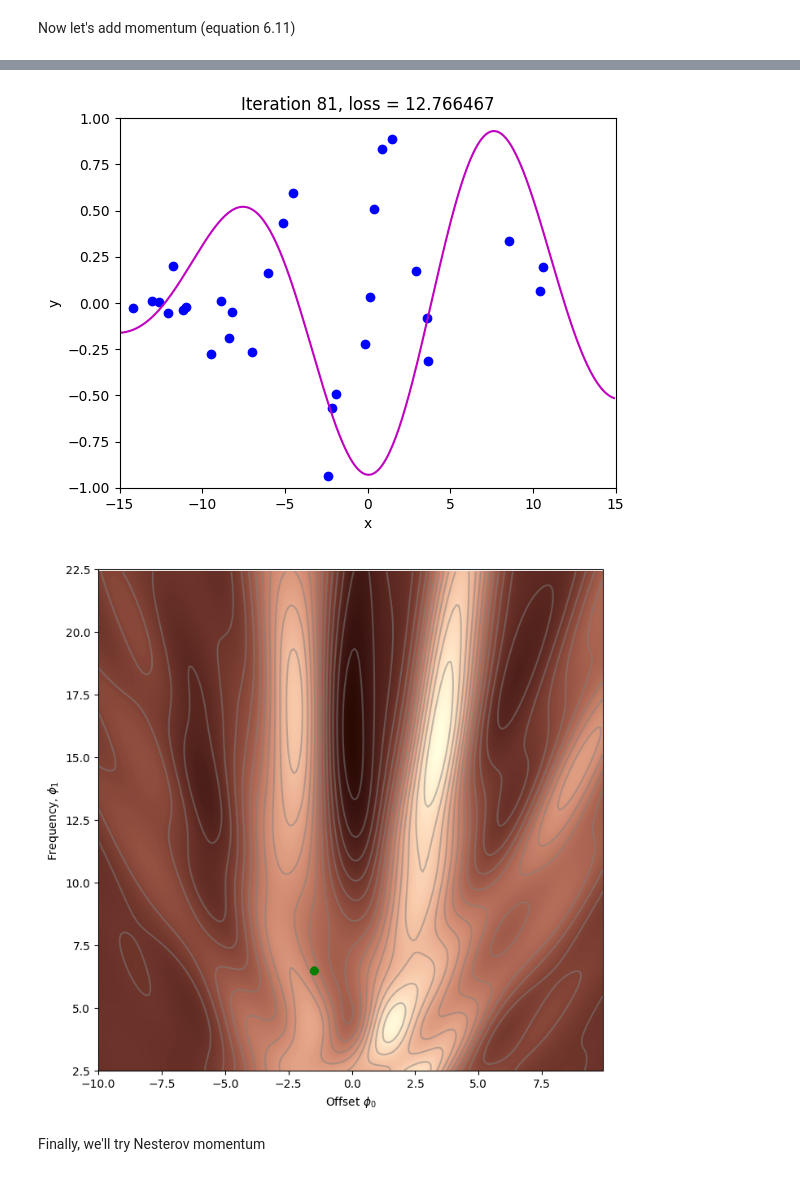
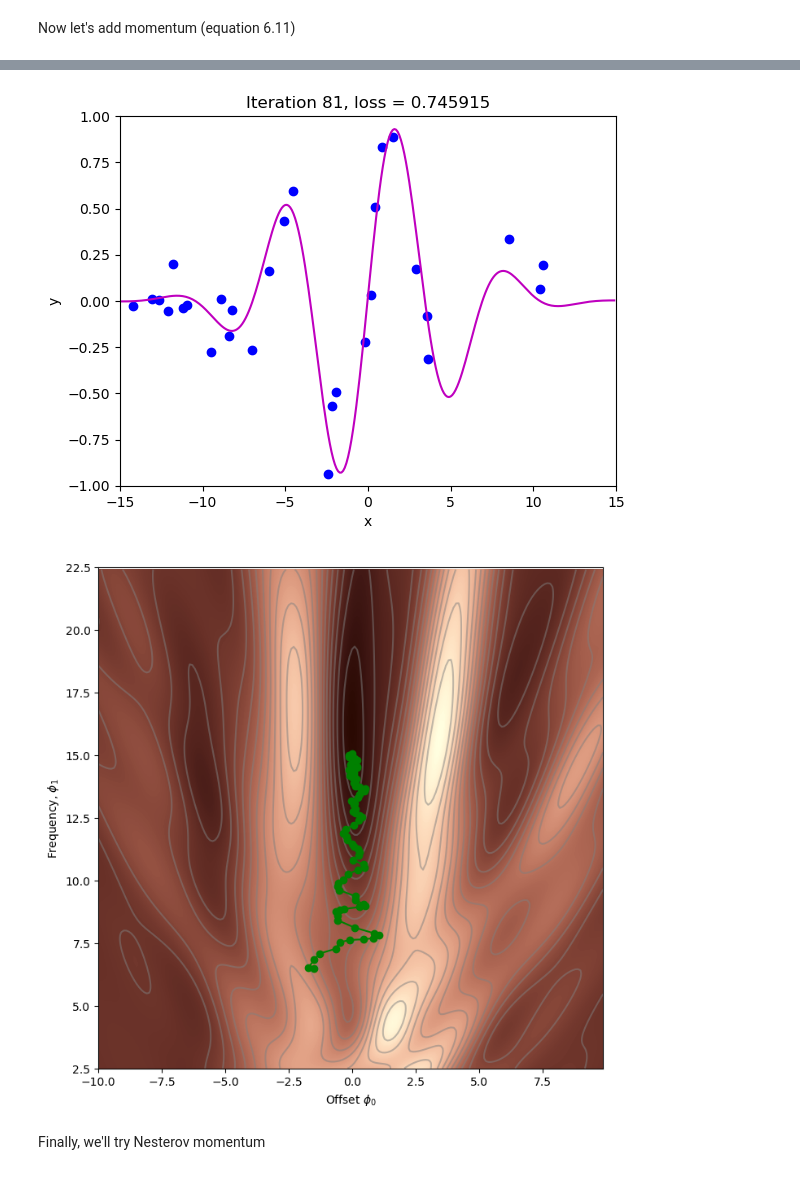
Before and after one commit to fl720/UoB_Understand_Deep_Learning, a Jupyter notebook: understand_DL/week05/Momentum.ipynb, the cells around one changed output, grey strips where cells are left out. Drawn from its saved outputs; the diff is of its cells as text; code cells hidden in the pictures.

```diff
--- a/understand_DL/week05/Momentum.ipynb
+++ b/understand_DL/week05/Momentum.ipynb
@@ -172,36 +172,36 @@ Now let's add momentum (equation 6.11)
 np.random.seed(1)
 # Initialize the parameters
 n_steps = 81
 batch_size = 5
 alpha = 3
 beta = 0.6
 momentum = np.zeros([2,1])
 phi_all = np.zeros((2,n_steps+1))
 phi_all[0,0] = -1.5
 phi_all[1,0] = 6.5
 
 # Measure loss and draw initial model
 loss =  compute_loss(data[0,:], data[1,:], model, phi_all[:,0:1])
 draw_model(data,model,phi_all[:,0:1], "Initial parameters, Loss = %f"%(loss))
 
 for c_step in range (n_steps):
   # Choose random batch indices
   batch_index = np.random.permutation(data.shape[1])[0:batch_size]
   # Compute the gradient
   gradient = compute_gradient(data[0,batch_index], data[1,batch_index],  phi_all[:,c_step:c_step+1])
   # TODO -- calculate momentum - replace the line below
-  momentum = np.zeros([2,1])
+  momentum = beta*momentum + (1-beta)*gradient
 
   # Update the parameters
   phi_all[:,c_step+1:c_step+2] = phi_all[:,c_step:c_step+1] - (alpha/batch_size) * momentum
 
 loss =  compute_loss(data[0,:], data[1,:], model, phi_all[:,c_step+1:c_step+2])
 draw_model(data,model,phi_all[:,c_step+1], "Iteration %d, loss = %f"%(c_step+1,loss))
 draw_loss_function(compute_loss, data, model,phi_all)
 # %% [output]
 [figure]
-[figure, old version]
+[figure, new version]
-[figure, old version]
+[figure, new version]
 # %% [markdown]
 Finally, we'll try Nesterov momentum
 # %%
```
Also changed, not shown: parts of 1 cell of this notebook, 1 other file.
